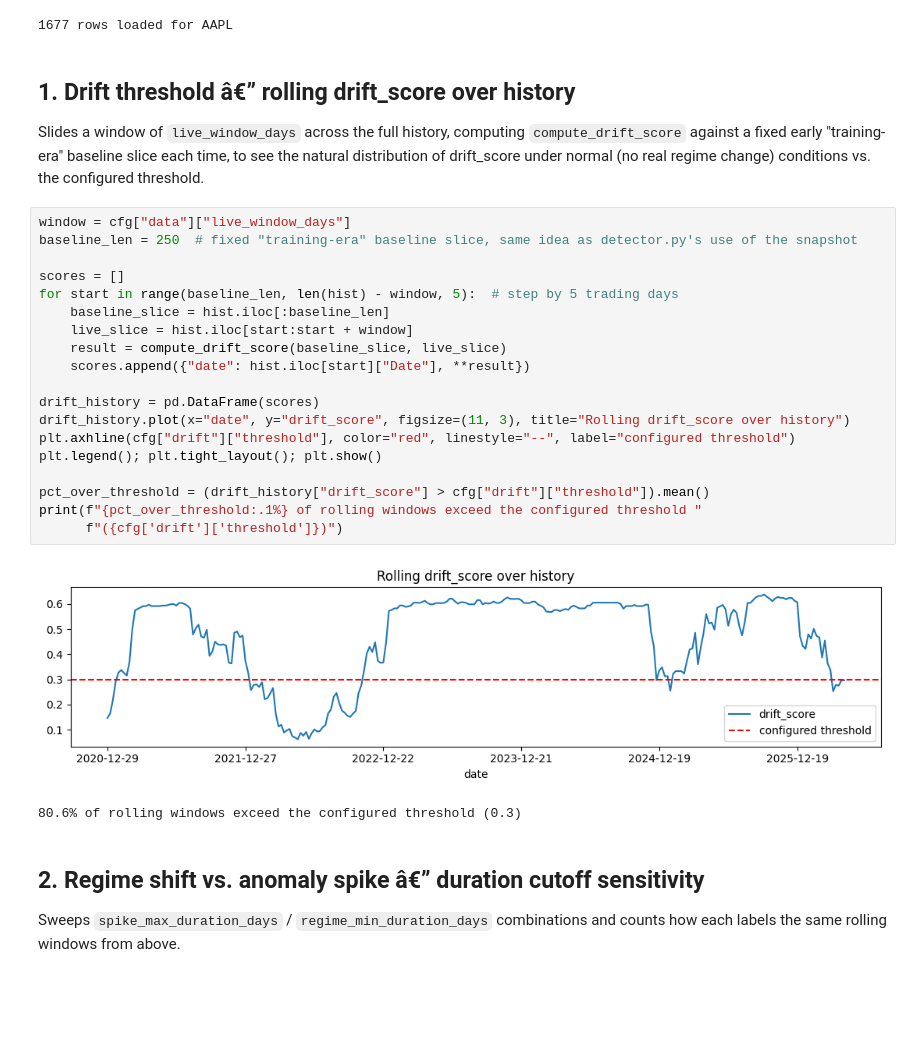
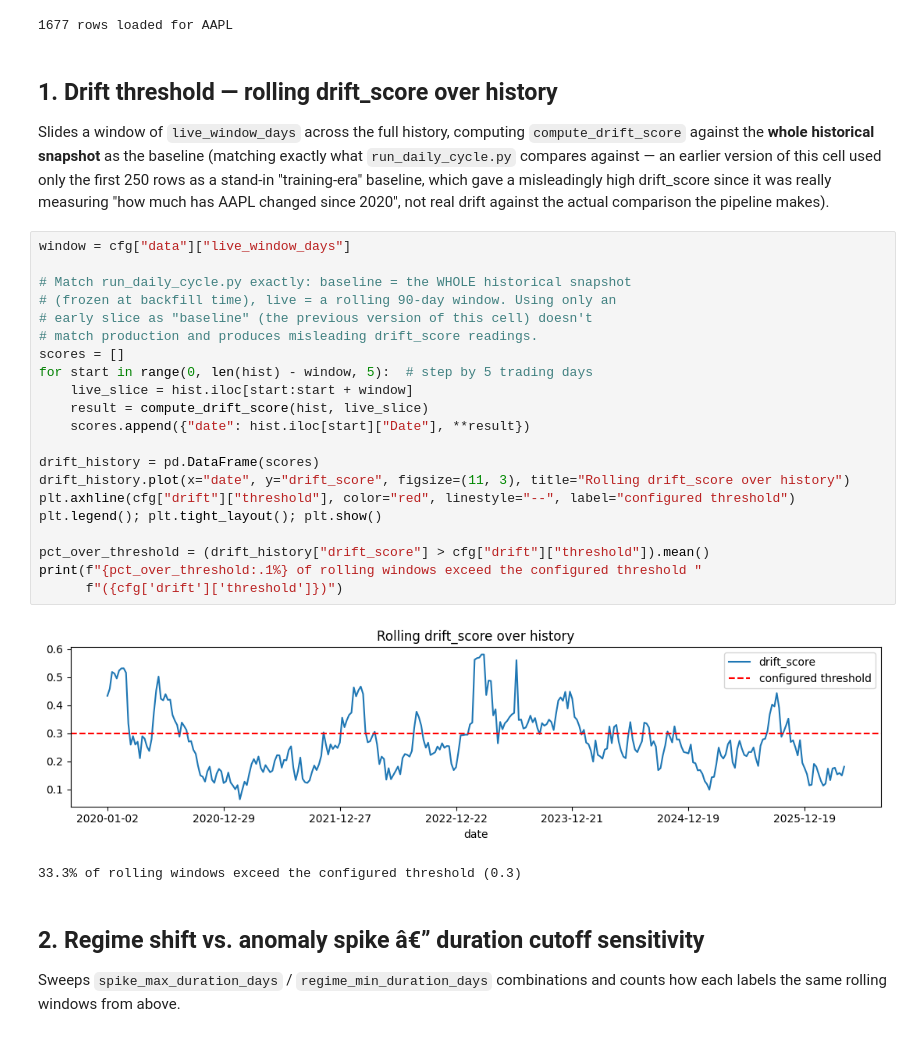
Before and after one commit to Himesh1412/DriftSense, a Jupyter notebook: notebooks/exploration.ipynb, the cells around one changed output. Saved outputs shown, nothing was run; the diff lists cells and outputs as text; blank space fills up the shorter version.

```diff
--- a/notebooks/exploration.ipynb
+++ b/notebooks/exploration.ipynb
@@ -28,34 +28,39 @@ print(f"{len(hist)} rows loaded for {ticker}")
 # %% [output]
 1677 rows loaded for AAPL
 # %% [markdown]
-## 1. Drift threshold â€” rolling drift_score over history
+## 1. Drift threshold — rolling drift_score over history
 
 Slides a window of `live_window_days` across the full history, computing
-`compute_drift_score` against a fixed early "training-era" baseline slice each
-time, to see the natural distribution of drift_score under normal (no real
-regime change) conditions vs. the configured threshold.
+`compute_drift_score` against the **whole historical snapshot** as the
+baseline (matching exactly what `run_daily_cycle.py` compares against —
+an earlier version of this cell used only the first 250 rows as a stand-in
+"training-era" baseline, which gave a misleadingly high drift_score since it
+was really measuring "how much has AAPL changed since 2020", not real drift
+against the actual comparison the pipeline makes).
 # %%
 window = cfg["data"]["live_window_days"]
-baseline_len = 250  # fixed "training-era" baseline slice, same idea as detector.py's use of the snapshot
 
+# Match run_daily_cycle.py exactly: baseline = the WHOLE historical snapshot
+# (frozen at backfill time), live = a rolling 90-day window. Using only an
+# early slice as "baseline" (the previous version of this cell) doesn't
+# match production and produces misleading drift_score readings.
 scores = []
-for start in range(baseline_len, len(hist) - window, 5):  # step by 5 trading days
-    baseline_slice = hist.iloc[:baseline_len]
+for start in range(0, len(hist) - window, 5):  # step by 5 trading days
     live_slice = hist.iloc[start:start + window]
-    result = compute_drift_score(baseline_slice, live_slice)
+    result = compute_drift_score(hist, live_slice)
     scores.append({"date": hist.iloc[start]["Date"], **result})
 
 drift_history = pd.DataFrame(scores)
 drift_history.plot(x="date", y="drift_score", figsize=(11, 3), title="Rolling drift_score over history")
 plt.axhline(cfg["drift"]["threshold"], color="red", linestyle="--", label="configured threshold")
 plt.legend(); plt.tight_layout(); plt.show()
 
 pct_over_threshold = (drift_history["drift_score"] > cfg["drift"]["threshold"]).mean()
 print(f"{pct_over_threshold:.1%} of rolling windows exceed the configured threshold "
       f"({cfg['drift']['threshold']})")
 # %% [output]
-[figure, old version]
+[figure, new version]
-80.6% of rolling windows exceed the configured threshold (0.3)
+33.3% of rolling windows exceed the configured threshold (0.3)
 # %% [markdown]
 ## 2. Regime shift vs. anomaly spike â€” duration cutoff sensitivity
 
```
Also changed, not shown: parts of 4 cells of this notebook, 11 other files.
